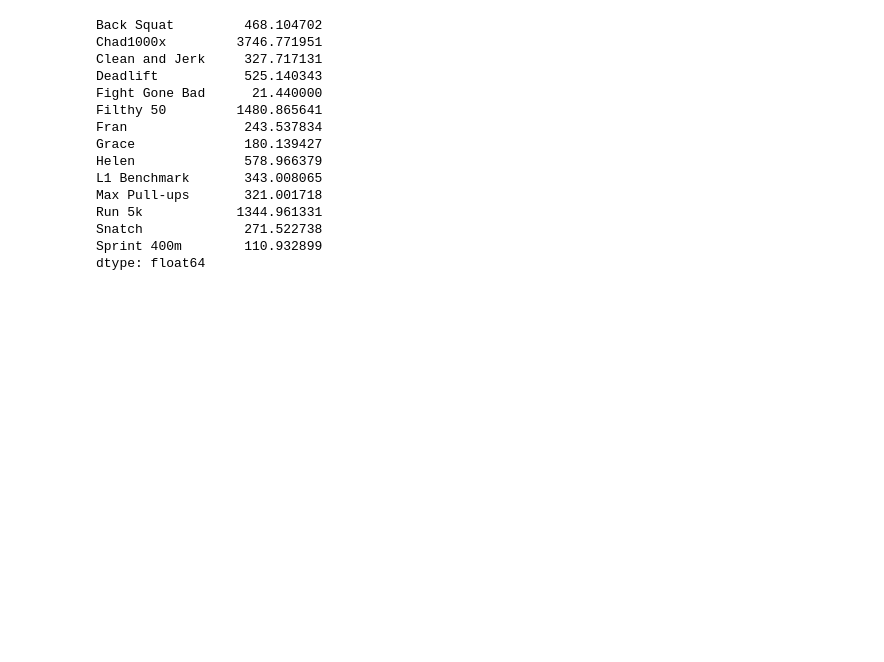
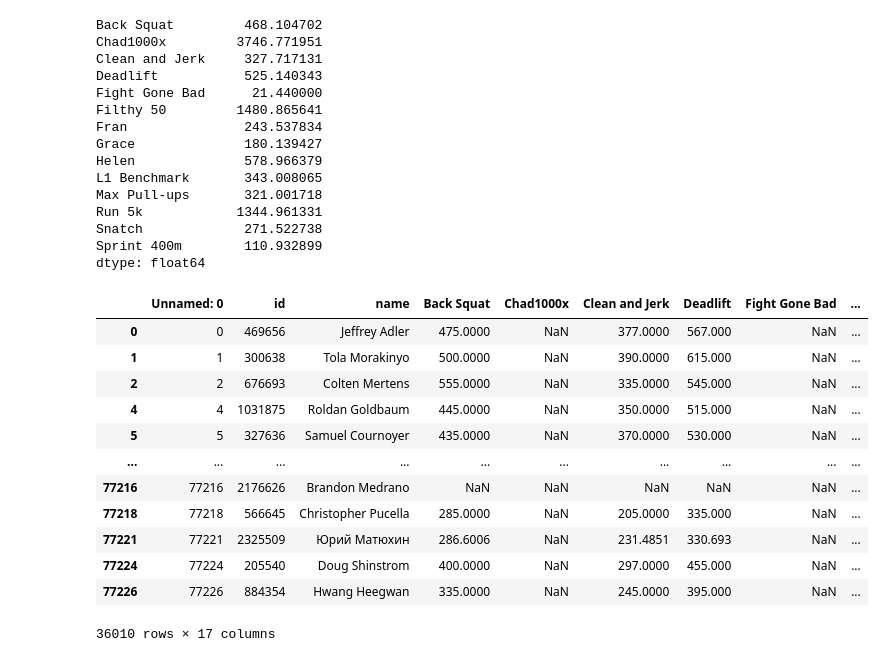
Before and after one commit to hassannaveed1997/WOD-prediction, a Jupyter notebook: Data/benchmark_stats/benchmark_stats_cleanup.ipynb, the cells around one changed output. Cells and saved outputs as stored; diff of their text form; code cells hidden in the pictures; blank space fills up the shorter version.

```diff
--- a/Data/benchmark_stats/benchmark_stats_cleanup.ipynb
+++ b/Data/benchmark_stats/benchmark_stats_cleanup.ipynb
@@ -145,3 +145,24 @@ Sprint 400m        110.932899
 dtype: float64
 # %%
 df.to_csv('2023_BenchMarkStats_men3_cleaned.csv', index = False)
+# %%
+# remove rows with all missing values
+exercise_cols = ['Back Squat', 'Chad1000x', 'Clean and Jerk',
+       'Deadlift', 'Fight Gone Bad', 'Filthy 50', 'Fran', 'Grace', 'Helen',
+       'L1 Benchmark', 'Max Pull-ups', 'Run 5k', 'Snatch', 'Sprint 400m']
+df = df.dropna(subset = exercise_cols, how = 'all')
+df
+# %% [output]
+|  | Unnamed: 0 | id | name | Back Squat | Chad1000x | Clean and Jerk | Deadlift | Fight Gone Bad | ... |
+| 0 | 0 | 469656 | Jeffrey Adler | 475.0000 | NaN | 377.0000 | 567.000 | NaN | ... |
+| 1 | 1 | 300638 | Tola Morakinyo | 500.0000 | NaN | 390.0000 | 615.000 | NaN | ... |
+| 2 | 2 | 676693 | Colten Mertens | 555.0000 | NaN | 335.0000 | 545.000 | NaN | ... |
+| 4 | 4 | 1031875 | Roldan Goldbaum | 445.0000 | NaN | 350.0000 | 515.000 | NaN | ... |
+| 5 | 5 | 327636 | Samuel Cournoyer | 435.0000 | NaN | 370.0000 | 530.000 | NaN | ... |
+| ... | ... | ... | ... | ... | ... | ... | ... | ... | ... |
+| 77216 | 77216 | 2176626 | Brandon Medrano | NaN | NaN | NaN | NaN | NaN | ... |
+| 77218 | 77218 | 566645 | Christopher Pucella | 285.0000 | NaN | 205.0000 | 335.000 | NaN | ... |
+| 77221 | 77221 | 2325509 | Юрий Матюхин | 286.6006 | NaN | 231.4851 | 330.693 | NaN | ... |
+| 77224 | 77224 | 205540 | Doug Shinstrom | 400.0000 | NaN | 297.0000 | 455.000 | NaN | ... |
+| 77226 | 77226 | 884354 | Hwang Heegwan | 335.0000 | NaN | 245.0000 | 395.000 | NaN | ... |
+36010 rows × 17 columns
```
Also changed, not shown: 2 other files.
